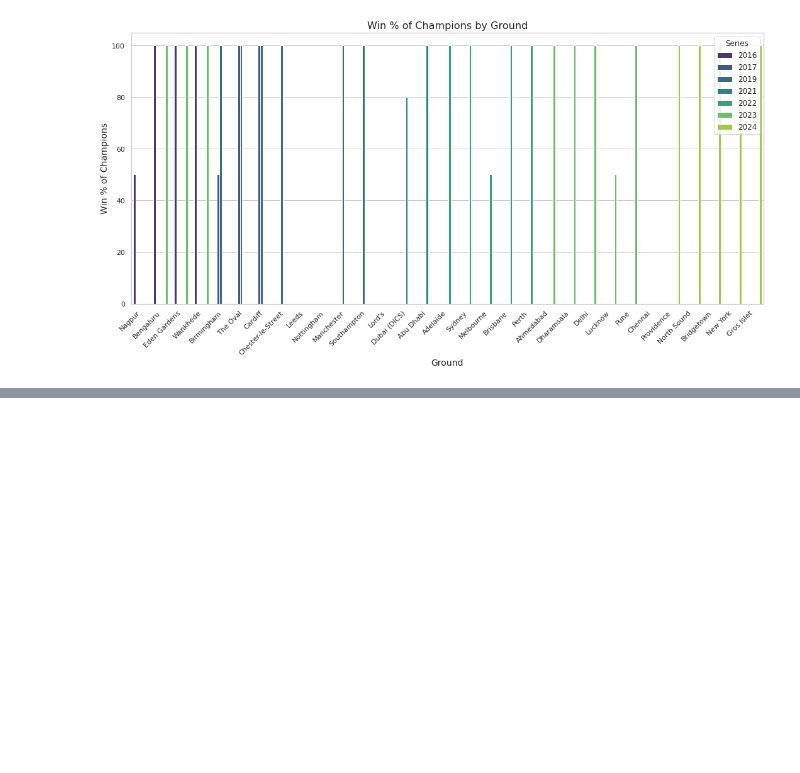
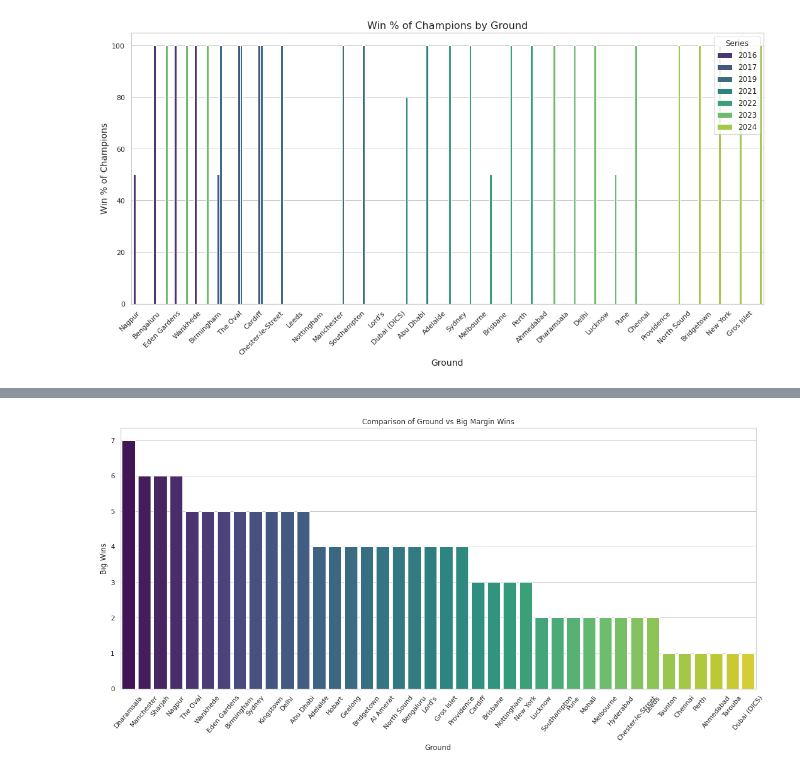
Before and after one commit to aadhityaalagappan/ICC-CT-Analysis, a Jupyter notebook: ICC CT Analysis.ipynb, the cells around one changed output, grey strips where cells are left out. Saved outputs shown, nothing was run; the diff lists cells and outputs as text; code cells hidden in the pictures; blank space fills up the shorter version.

```diff
--- a/ICC CT Analysis.ipynb
+++ b/ICC CT Analysis.ipynb
@@ -1636,0 +1686,6 @@ plt.show()
+# %%
+ground_wise_analysis = spark.sql("""
+                                 SELECT wi.Ground, count(*) as `Total Big Wins` FROM win_margin as wi GROUP BY wi.Ground ORDER BY `Total Big Wins` DESC
+
+
+                                 """)
@@ -1636,0 +1712,11 @@ plt.show()
+# %%
+plt.figure(figsize=(19,8))
+ground_wise_analysis_pandas = ground_wise_analysis.toPandas()
+sn.barplot(data=ground_wise_analysis_pandas, x="Ground", y ="Total Big Wins", palette="viridis")
+plt.title("Comparison of Ground vs Big Margin Wins")
+plt.xticks(rotation = 50)
+plt.xlabel("Ground")
+plt.ylabel("Big Wins")
+plt.show()
+# %% [output]
+[figure, added]
```
Also changed, not shown: parts of 21 cells of this notebook.
